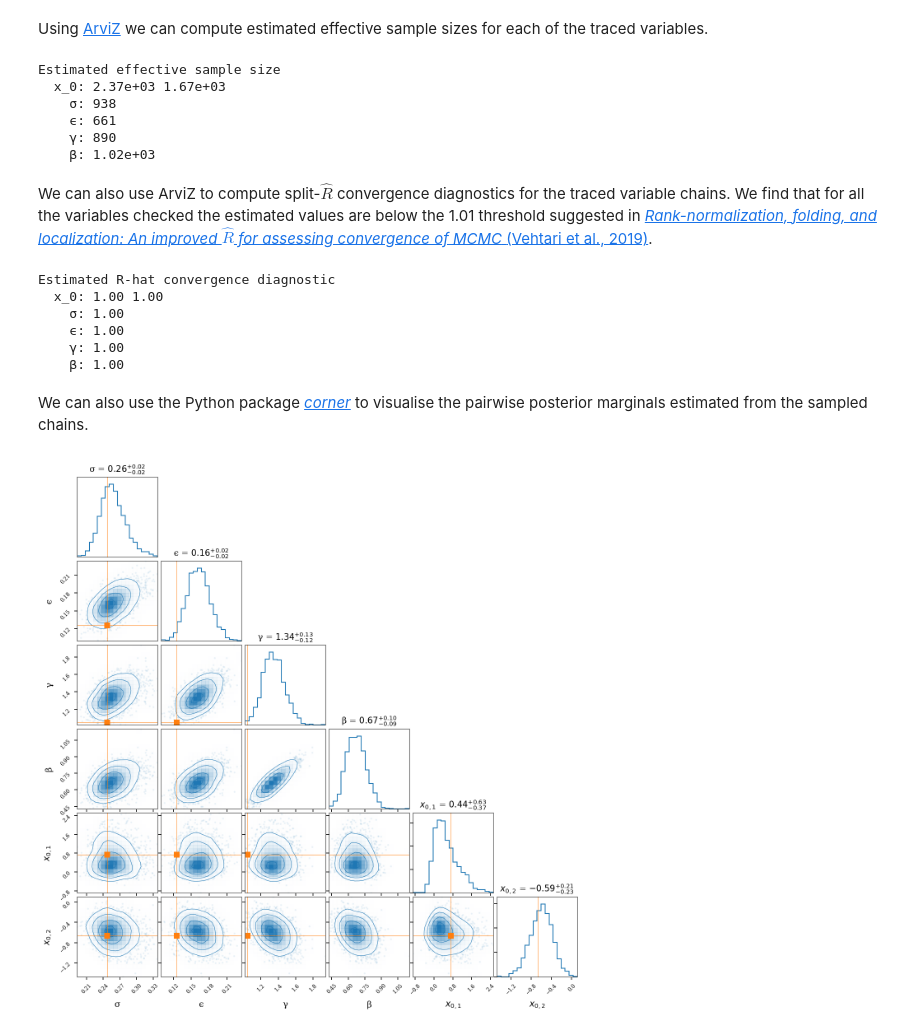
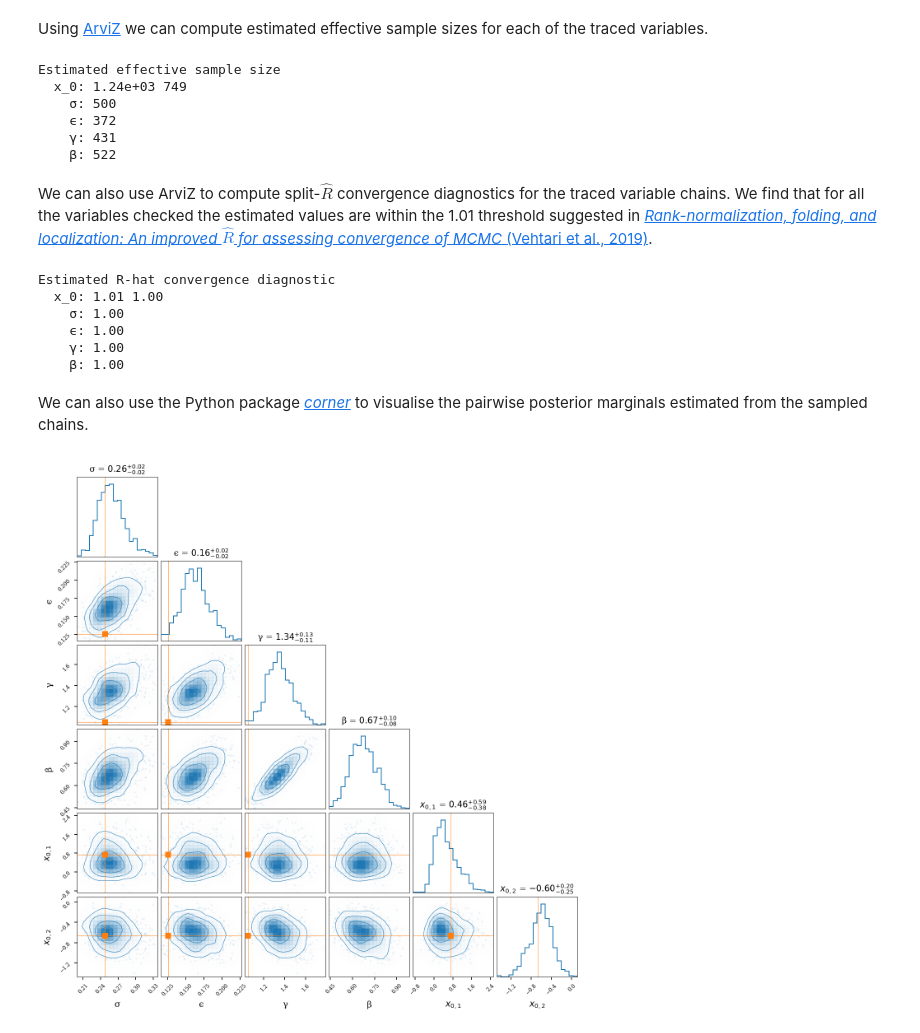
Before and after one commit to thiery-lab/manifold-mcmc-for-diffusions, a Jupyter notebook: FitzHugh-Nagumo_example.ipynb, the cells around one changed output. Drawn from its saved outputs; the diff is of its cells as text; code cells hidden in the pictures.

Commit message:
Updating notebook to use jitted solver and adding trace plots

```diff
--- a/FitzHugh-Nagumo_example.ipynb
+++ b/FitzHugh-Nagumo_example.ipynb
@@ -190,14 +193,14 @@ def generate_from_model(q, δ, dim_x, dim_z, dim_v, num_steps_per_obs):
     """Generate parameters and state + obs. sequences from model given q."""
     u, v_0, v_r = jnp.split(q, (dim_z, dim_z + dim_x))
     z = generate_z(u)
-    x_0 = generate_x_0(v_0, z)
+    x_0 = generate_x_0(z, v_0)
     v_seq = jnp.reshape(v_r, (-1, dim_v))
 
     # Define integrator step function to scan:
     #   first argument is carried-forward state,
     #   second argument is input from scanned sequence.
     def step_func(x, v):
-        x_n = forward_func(x, v, δ, z)
+        x_n = forward_func(z, x, v, δ)
         # Scan expects to return a tuple with the first element the carry-forward state
         # and second element a slice of the output sequence (here also the state)
         return x_n, x_n
@@ -277,7 +280,7 @@ constraint_tol = 1e-9  # Convergence tolerance in constraint (observation) space
 position_tol = 1e-7  # Convergence tolerance in position (latent) space
 integrator = mici.integrators.ConstrainedLeapfrogIntegrator(
     system, step_size, num_inner_step,
-    projection_solver=mici_extensions.solve_projection_onto_manifold_quasi_newton,
+    projection_solver=mici_extensions.jitted_solve_projection_onto_manifold_quasi_newton,
     reverse_check_tol=2 * position_tol,
     projection_solver_kwargs=dict(convergence_tol=constraint_tol,
                                   position_tol=position_tol,
@@ -319,10 +322,11 @@ As a final step before sampling the chains we define a function which outputs th
 # %%
 def trace_func(state):
     q = state.pos
-    u, v_0, _ = onp.split(q, (dim_z, dim_z + dim_x,))
+    u, v_0, v_seq = onp.split(q, (dim_z, dim_z + dim_x,))
+    v_seq = v_seq.reshape((-1, dim_v))
     z = generate_z(u)
-    x_0 = generate_x_0(v_0, z)
-    return {'x_0': x_0, 'σ': z[0], 'ϵ': z[1], 'γ': z[2], 'β': z[3]}
+    x_0 = generate_x_0(z, v_0)
+    return {'x_0': x_0, 'σ': z[0], 'ϵ': z[1], 'γ': z[2], 'β': z[3], 'v_seq': v_seq}
 # %% [markdown]
 We now use the constructed `sampler` object to (sequentially) sample `num_chains` Markov chains for `num_sample + num_warmup` iterations, with later the first `num_warmup` iterations being discarded when calculating estimates / statistics using the chain samples, to minimise the effect of the initial transient convergence of the chains towards stationarity. We specify for four statistics to be monitored during sampling - the average acceptance probability (`accept_prob`), proportion of integration transitions terminating due to non-convergence of the quasi-Newton iteration (`convergence_error`), the proportion of integration transitions terminating due to detection of a non-reversible step (`non_reversible_step`) and the number of integrator steps computed per transition (`n_step`).
 
@@ -332,6 +336,6 @@ Note as sampling the chains puts a high demand on the CPU we default to sampling
 # %%
 if not ON_BINDER:
-    num_sample = 1000  # Number of chain samples in 'main' sampling phase
+    num_sample = 500  # Number of chain samples in 'main' sampling phase
     num_warmup = 500  # Number of chain samples in 'warmup' sampling phase
 else:
     num_warmup = 0
@@ -345,7 +349,7 @@ final_states, traces, stats = sampler.sample_chains(
 # %% [markdown]
 Using [ArviZ](https://arviz-devs.github.io/) we can compute estimated effective sample sizes for each of the traced variables.
 # %%
-ess_dataset = arviz.ess({k: [t[num_warmup:] for t in v] for k, v in traces.items()})
+ess_dataset = arviz.ess({k: [t[num_warmup:] for t in v] for k, v in traces.items() if k != 'v_seq'})
 print('Estimated effective sample size')
 for name, ess_array in ess_dataset.items():
     if ess_array.shape == ():
@@ -354,15 +358,15 @@ for name, ess_array in ess_dataset.items():
         print(f'  {name: >3}: {" ".join([f"{ess.data:.3g}" for ess in ess_array])}')
 # %% [output]
 Estimated effective sample size
-  x_0: 2.37e+03 1.67e+03
-    σ: 938
-    ϵ: 661
-    γ: 890
-    β: 1.02e+03
+  x_0: 1.24e+03 749
+    σ: 500
+    ϵ: 372
+    γ: 431
+    β: 522
 # %% [markdown]
-We can also use ArviZ to compute split-$\hat{R}$ convergence diagnostics for the traced variable chains. We find that for all the variables checked the estimated values are below the 1.01 threshold suggested in [*Rank-normalization, folding, and localization: An improved $\hat{R}$ for assessing convergence of MCMC* (Vehtari et al., 2019)](https://arxiv.org/abs/1903.08008).
+We can also use ArviZ to compute split-$\hat{R}$ convergence diagnostics for the traced variable chains. We find that for all the variables checked the estimated values are within the 1.01 threshold suggested in [*Rank-normalization, folding, and localization: An improved $\hat{R}$ for assessing convergence of MCMC* (Vehtari et al., 2019)](https://arxiv.org/abs/1903.08008).
 # %%
-rhat_dataset = arviz.rhat({k: [t[num_warmup:] for t in v] for k, v in traces.items()})
+rhat_dataset = arviz.rhat({k: [t[num_warmup:] for t in v] for k, v in traces.items() if k != 'v_seq'})
 print('Estimated R-hat convergence diagnostic')
 for name, rhat_array in rhat_dataset.items():
     if rhat_array.shape == ():
@@ -371,7 +375,7 @@ for name, rhat_array in rhat_dataset.items():
         print(f'  {name: >3}: {" ".join([f"{rhat.data:#.3g}" for rhat in rhat_array])}')
 # %% [output]
 Estimated R-hat convergence diagnostic
-  x_0: 1.00 1.00
+  x_0: 1.01 1.00
     σ: 1.00
     ϵ: 1.00
     γ: 1.00
@@ -381,23 +385,23 @@ We can also use the Python package [*corner*](https://corner.readthedocs.io/en/l
 # %%
 num_var = dim_z + dim_x
 param_names = ('σ', 'ϵ', 'γ', 'β')
 with plt.style.context(plot_style):
     fig, axes = plt.subplots(num_var, num_var, figsize=(1.5 * num_var, 1.5 * num_var))
     _ = corner.corner(
         onp.stack([onp.concatenate([t[num_warmup:] for t in traces[param_name]])
                    for param_name in param_names] +
                   [onp.concatenate([t[num_warmup:, i] for t in traces['x_0']])
                    for i in range(dim_x)], -1),
         labels=[f'{param_name}' for param_name in param_names] +
                [f'$x_{{0,{i+1}}}$' for i in range(dim_x)],
         truths=list(z_ref) + list(x_0_ref),
         color='C0', truth_color='C1', show_titles=True, smooth=1.,
         fig=fig)
-    for i in range(dim_z):
+    for i in range(num_var):
         for j in range(i+1):
-            if i != dim_z - 1:
+            if i != num_var - 1:
                 axes[i, j].xaxis.set_ticks_position('none')
             if j != 0 or (i == j == 0):
                 axes[i, j].yaxis.set_ticks_position('none')
 # %% [output]
-[figure, old version]
+[figure, new version]
```
Also changed, not shown: parts of 11 cells of this notebook.
